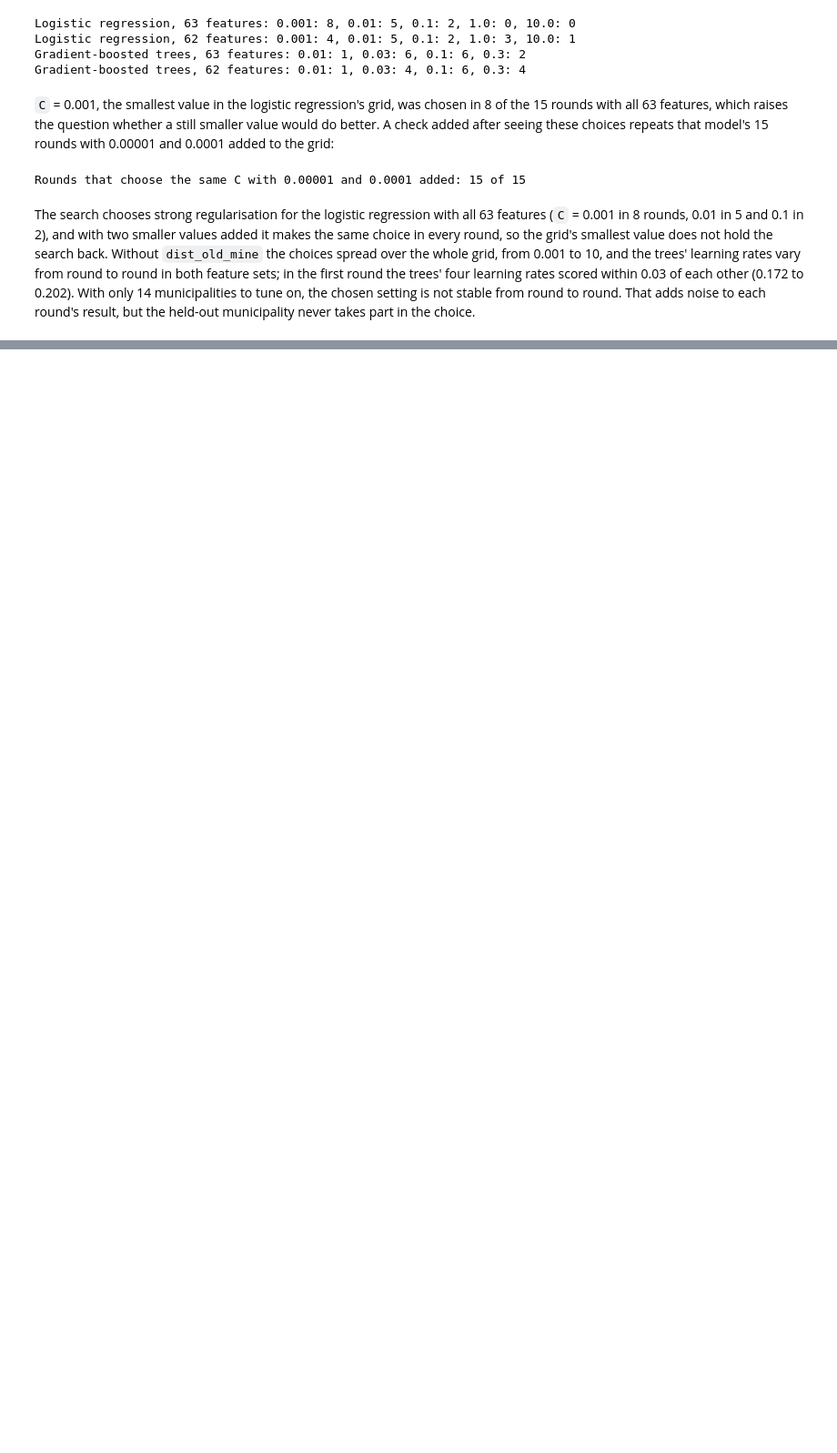
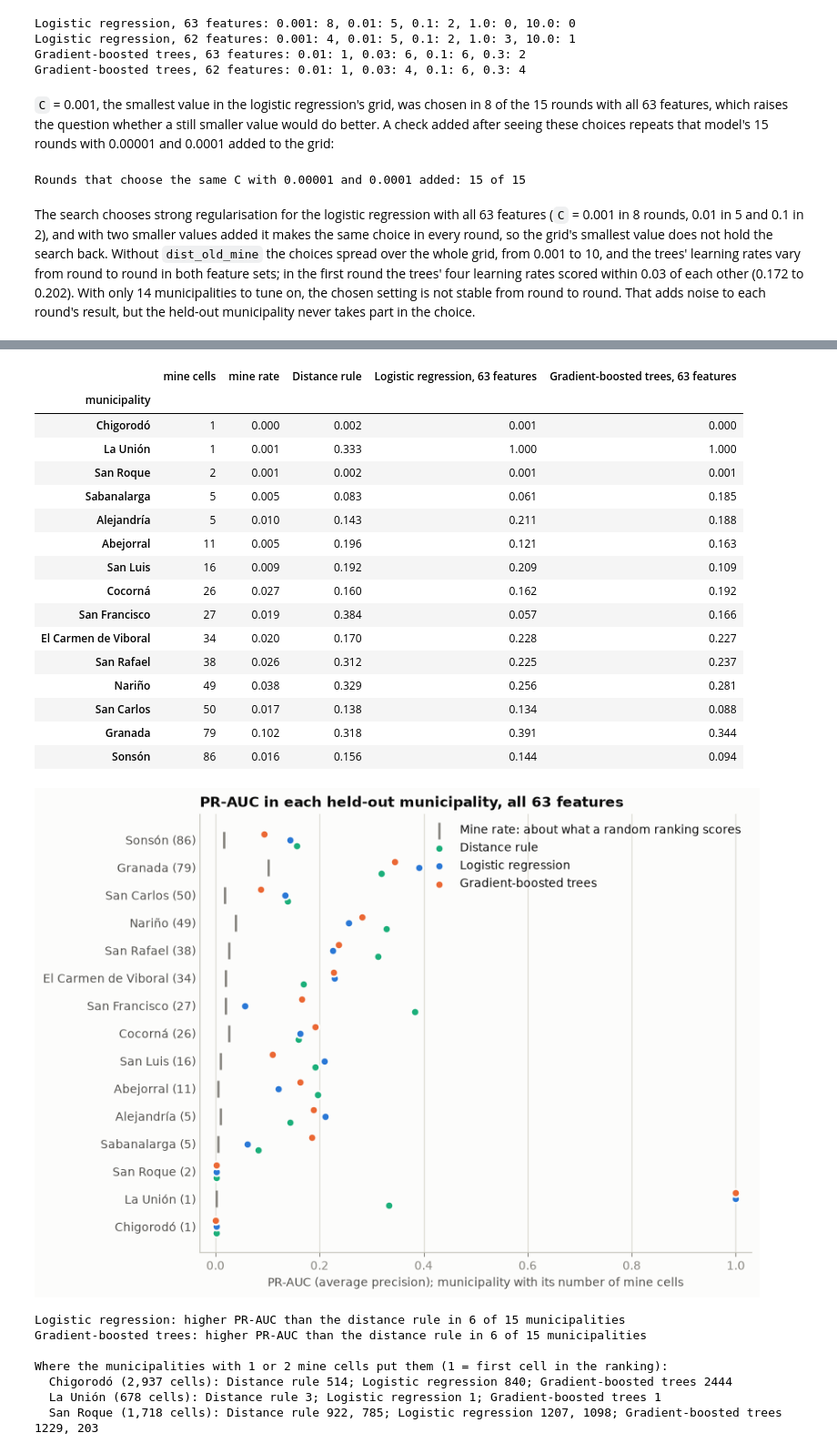
Before and after one commit to travisrcarlson/applied-machine-learning-project, a Jupyter notebook: modeling.ipynb, the cells around one changed output, grey strips where cells are left out. Shown at 91% size. Cells and saved outputs as stored; diff of their text form; code cells hidden in the pictures; blank space fills up the shorter version.

```diff
--- a/modeling.ipynb
+++ b/modeling.ipynb
@@ -868,0 +1078,62 @@ The search chooses strong regularisation for the logistic regression with all 63
+# %%
+SHOWN = ["Distance rule", "Logistic regression, 63 features", "Gradient-boosted trees, 63 features"]
+table = pd.concat({name: per_municipality[name]["PR-AUC"] for name in SHOWN}, axis=1)
+table.insert(0, "mine cells", per_municipality["Distance rule"]["mine cells"])
+table.insert(1, "mine rate", by_municipality["mine_cells"] / by_municipality["cells"])
+table = table.sort_values(["mine cells", "mine rate"])
+display(table.round(3))
+
+fig, ax = plt.subplots(figsize=(8.5, 6.8))
+positions = np.arange(len(table))
+OFFSETS = dict(zip(SHOWN, [-0.22, 0.0, 0.22]))  # small vertical offsets keep equal scores from hiding each other
+ax.scatter(table["mine rate"], positions, marker="|", s=200, color=MUTED, linewidths=2,
+           label="Mine rate: about what a random ranking scores", zorder=2)
+for name in SHOWN:
+    ax.scatter(table[name], positions + OFFSETS[name], s=48, color=colour_of(name), edgecolor=SURFACE,
+               linewidth=1.5, label=short_label(name), zorder=3)
+ax.set_yticks(positions, [f"{municipality} ({count})" for municipality, count in table["mine cells"].items()])
+ax.tick_params(axis="y", length=0, labelcolor=INK_2)
+ax.set_title("PR-AUC in each held-out municipality, all 63 features")
+ax.set_xlabel("PR-AUC (average precision); municipality with its number of mine cells")
+ax.set_xlim(-0.03, 1.03)
+ax.grid(axis="y", visible=False)
+ax.legend(loc="upper right")
+save_fig(fig, "05_pr_auc_by_municipality.png")
+plt.show()
+
+for name in SHOWN[1:]:
+    higher = int((table[name] > table["Distance rule"]).sum())
+    print(f"{short_label(name)}: higher PR-AUC than the distance rule in {higher} of 15 municipalities")
+print("\nWhere the municipalities with 1 or 2 mine cells put them (1 = first cell in the ranking):")
+for municipality in table.index[table["mine cells"] <= 2]:
+    cells = df[GROUP].map(DISPLAY_NAME) == municipality
+    ranks = {name: ranking_scores[name][cells].rank(method="first", ascending=False)[y[cells] == 1].astype(int).tolist()
+             for name in SHOWN}
+    print(f"  {municipality} ({cells.sum():,} cells): "
+          + "; ".join(f"{short_label(name)} {', '.join(map(str, r))}" for name, r in ranks.items()))
+# %% [output]
+|  | mine cells | mine rate | Distance rule | Logistic regression, 63 features | Gradient-boosted trees, 63 features |
+| municipality |  |  |  |  |  |
+| Chigorodó | 1 | 0.000 | 0.002 | 0.001 | 0.000 |
+| La Unión | 1 | 0.001 | 0.333 | 1.000 | 1.000 |
+| San Roque | 2 | 0.001 | 0.002 | 0.001 | 0.001 |
+| Sabanalarga | 5 | 0.005 | 0.083 | 0.061 | 0.185 |
+| Alejandría | 5 | 0.010 | 0.143 | 0.211 | 0.188 |
+| Abejorral | 11 | 0.005 | 0.196 | 0.121 | 0.163 |
+| San Luis | 16 | 0.009 | 0.192 | 0.209 | 0.109 |
+| Cocorná | 26 | 0.027 | 0.160 | 0.162 | 0.192 |
+| San Francisco | 27 | 0.019 | 0.384 | 0.057 | 0.166 |
+| El Carmen de Viboral | 34 | 0.020 | 0.170 | 0.228 | 0.227 |
+| San Rafael | 38 | 0.026 | 0.312 | 0.225 | 0.237 |
+| Nariño | 49 | 0.038 | 0.329 | 0.256 | 0.281 |
+| San Carlos | 50 | 0.017 | 0.138 | 0.134 | 0.088 |
+| Granada | 79 | 0.102 | 0.318 | 0.391 | 0.344 |
+| Sonsón | 86 | 0.016 | 0.156 | 0.144 | 0.094 |
+[figure, added]
+Logistic regression: higher PR-AUC than the distance rule in 6 of 15 municipalities
+Gradient-boosted trees: higher PR-AUC than the distance rule in 6 of 15 municipalities
+
+Where the municipalities with 1 or 2 mine cells put them (1 = first cell in the ranking):
+  Chigorodó (2,937 cells): Distance rule 514; Logistic regression 840; Gradient-boosted trees 2444
+  La Unión (678 cells): Distance rule 3; Logistic regression 1; Gradient-boosted trees 1
+  San Roque (1,718 cells): Distance rule 922, 785; Logistic regression 1207, 1098; Gradient-boosted trees 1229, 203
```
Also changed, not shown: parts of 22 cells of this notebook, 4 other files.
